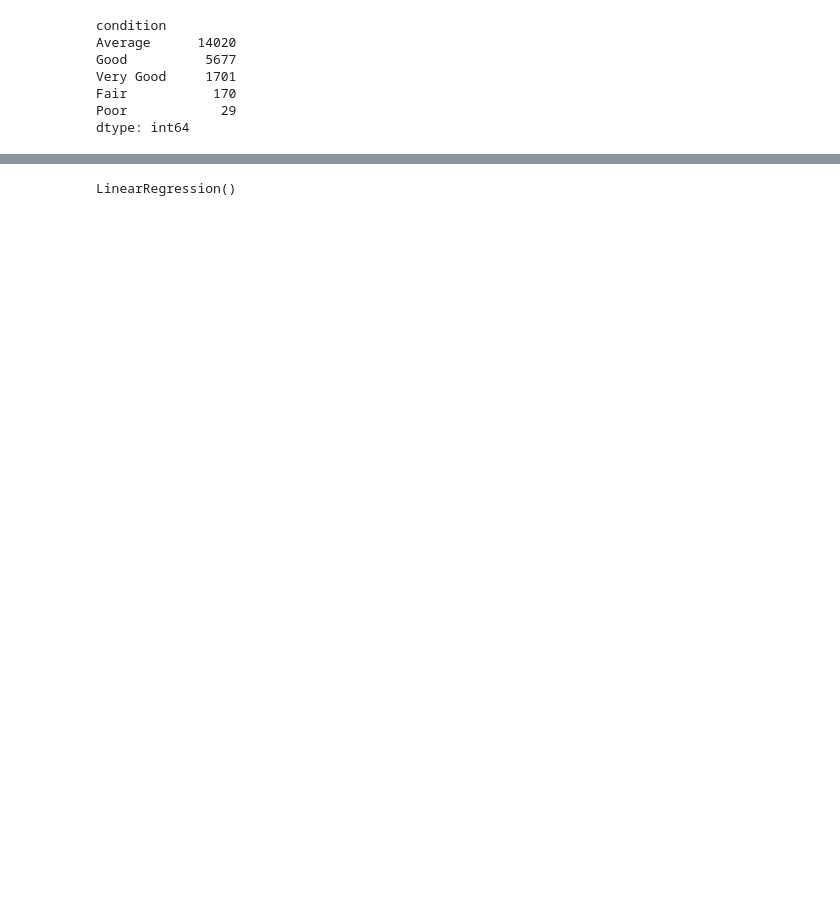
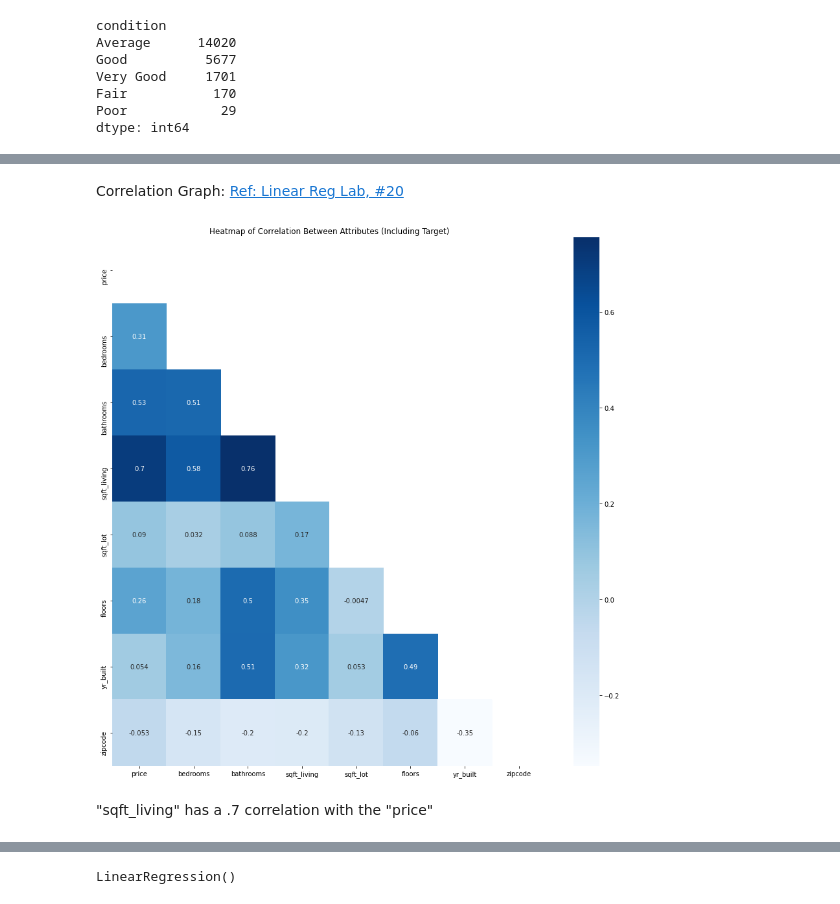
Before and after one commit to Dmvinedata/dsc-phase-2-project-v2-3, a Jupyter notebook: student.ipynb, the cells around one changed output, grey strips where cells are left out. Saved outputs shown, nothing was run; the diff lists cells and outputs as text; code cells hidden in the pictures; blank space fills up the shorter version.

```diff
--- a/student.ipynb
+++ b/student.ipynb
@@ -302,0 +346,4 @@ X_test_log = pd.DataFrame(log_transformer.transform(newarr_test),columns= ["sqft
+# %%
+#Print out correlation values in dataframe
+corr = kc_df.corr()
+corr
@@ -302,0 +360,29 @@ X_test_log = pd.DataFrame(log_transformer.transform(newarr_test),columns= ["sqft
+# %% [markdown]
+Correlation Graph: [Ref: Linear Reg Lab, #20](https://github.com/learn-co-curriculum/dsc-linear-regression-lab/tree/solution)
+# %%
+# Set up figure and axes
+fig, ax = plt.subplots(figsize=(15, 15))
+
+# Plot a heatmap of the correlation matrix, with both
+# numbers and colors indicating the correlations
+sns.heatmap(
+    # Specifies the data to be plotted
+    data=corr,
+    # The mask means we only show half the values,
+    # instead of showing duplicates. It's optional.
+    mask=np.triu(np.ones_like(corr, dtype=bool)),
+    # Specifies that we should use the existing axes
+    ax=ax,
+    #Color of the heatmap
+    cmap="Blues",
+    # Specifies that we want labels, not just colors
+    annot=True,
+
+)
+
+# Customize the plot appearance
+ax.set_title("Heatmap of Correlation Between Attributes (Including Target)");
+# %% [output]
+[figure, added]
+# %% [markdown]
+"sqft_living" has a .7 correlation with the "price"
```
Also changed, not shown: parts of 127 cells of this notebook.
